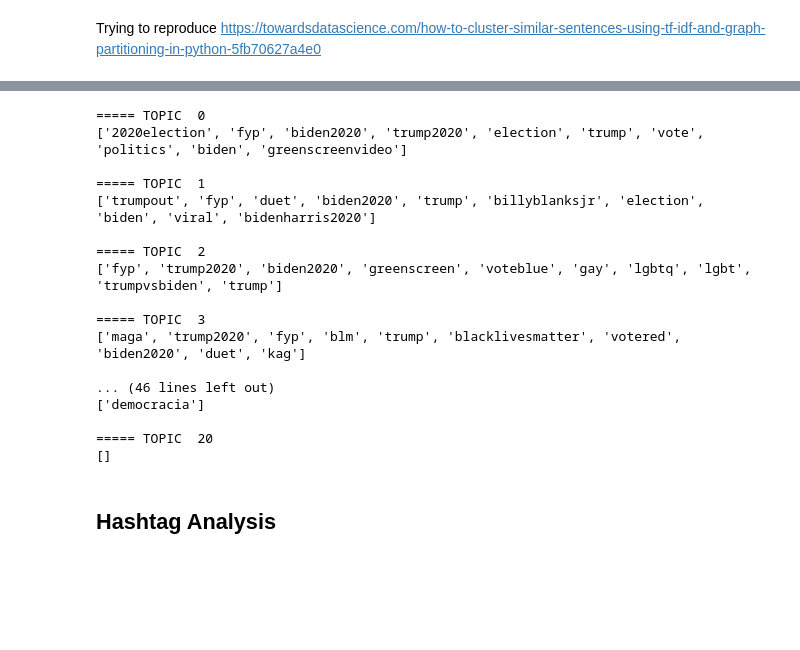
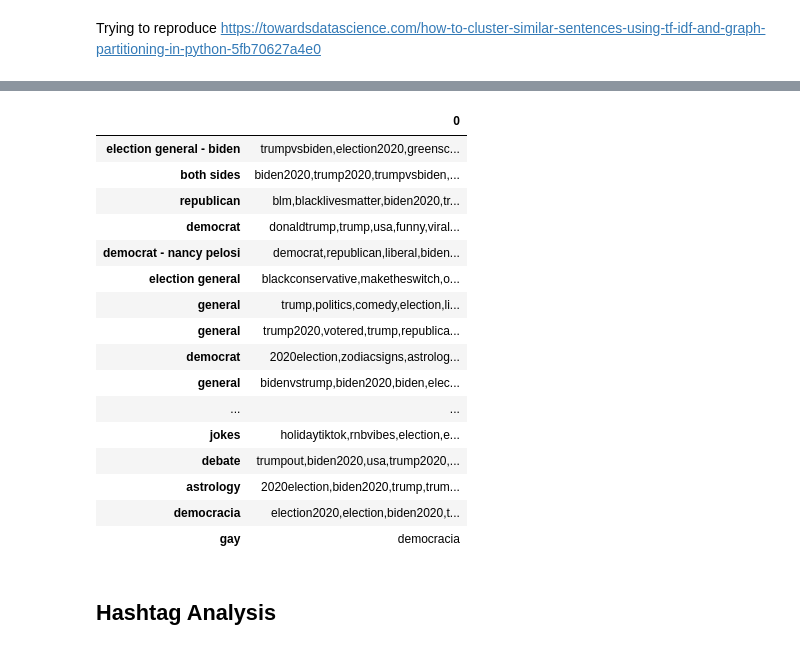
Before and after one commit to ravinitheshreddy/ComputationalSocialMedia_TikTok, a Jupyter notebook: EDA.ipynb, the cells around one changed output, grey strips where cells are left out. Cells and saved outputs as stored; diff of their text form; code cells hidden in the pictures; blank space fills up the shorter version.

```diff
--- a/EDA.ipynb
+++ b/EDA.ipynb
@@ -559,5 +583,5 @@ frame_clust.groupby('Cluster').count()
 # %%
-def find_n_top_words(topic):
+def find_n_top_words(topic, n):
 
     frame_clust['Title'] = frame_clust.apply(lambda row: " " + row['Title'] , axis=1)
     wordstring = frame_clust[frame_clust['Cluster']==topic]['Title'].str.cat()
@@ -566,33 +590,40 @@ def find_n_top_words(topic):
 
 
     pairs = [p for p in set(zip(wordlist, wordfreq)) if p[0]!='']
-    top_n_words = sorted(pairs, key=lambda tup: tup[1], reverse=True)[:10]
+    top_n_words = sorted(pairs, key=lambda tup: tup[1], reverse=True)[:n]
     top_n_words = [w[0] for w in top_n_words]
-    print("===== TOPIC ", topic)
-    print(top_n_words)
-    print("")
-    return top_n_words
+    long_string = ','.join(list(top_n_words))
+    return long_string
 # %%
+topics = pd.DataFrame()
+
 for i in range(21):
-    find_n_top_words(i)
+    topics = topics.append([find_n_top_words(i, 10)])
-# %% [output]
-===== TOPIC  0
-['2020election', 'fyp', 'biden2020', 'trump2020', 'election', 'trump', 'vote', 'politics', 'biden', 'greenscreenvideo']
-
-===== TOPIC  1
-['trumpout', 'fyp', 'duet', 'biden2020', 'trump', 'billyblanksjr', 'election', 'biden', 'viral', 'bidenharris2020']
-
-===== TOPIC  2
-['fyp', 'trump2020', 'biden2020', 'greenscreen', 'voteblue', 'gay', 'lgbtq', 'lgbt', 'trumpvsbiden', 'trump']
-
-===== TOPIC  3
-['maga', 'trump2020', 'fyp', 'blm', 'trump', 'blacklivesmatter', 'votered', 'biden2020', 'duet', 'kag']
-
-... (46 lines left out)
-['democracia']
-
-===== TOPIC  20
-[]
+# %%
+topic_names = ['election general - biden', 'both sides', 'republican', 'democrat', 'democrat - nancy pelosi',
+              'election general', 'general', 'general', 'democrat', 'general', 'conservative talking about blm + lgbtq', 'conservative ++',
+              'pro biden', 'pro trump ++', 'general', 'election day', 'jokes', 'debate', 'astrology', 'democracia', 'gay']
+# %%
+pd.set_option('display.max_colwidth', None)
+topics.set_index([pd.Index(topic_names)])
+# %% [output]
+|  | 0 |
+| election general - biden | trumpvsbiden,election2020,greensc... |
+| both sides | biden2020,trump2020,trumpvsbiden,... |
+| republican | blm,blacklivesmatter,biden2020,tr... |
+| democrat | donaldtrump,trump,usa,funny,viral... |
+| democrat - nancy pelosi | democrat,republican,liberal,biden... |
+| election general | blackconservative,maketheswitch,o... |
+| general | trump,politics,comedy,election,li... |
+| general | trump2020,votered,trump,republica... |
+| democrat | 2020election,zodiacsigns,astrolog... |
+| general | bidenvstrump,biden2020,biden,elec... |
+| ... | ... |
+| jokes | holidaytiktok,rnbvibes,election,e... |
+| debate | trumpout,biden2020,usa,trump2020,... |
+| astrology | 2020election,biden2020,trump,trum... |
+| democracia | election2020,election,biden2020,t... |
+| gay | democracia |
 # %% [markdown]
 ## Hashtag Analysis
 # %%
```
Also changed, not shown: parts of 22 cells of this notebook.
